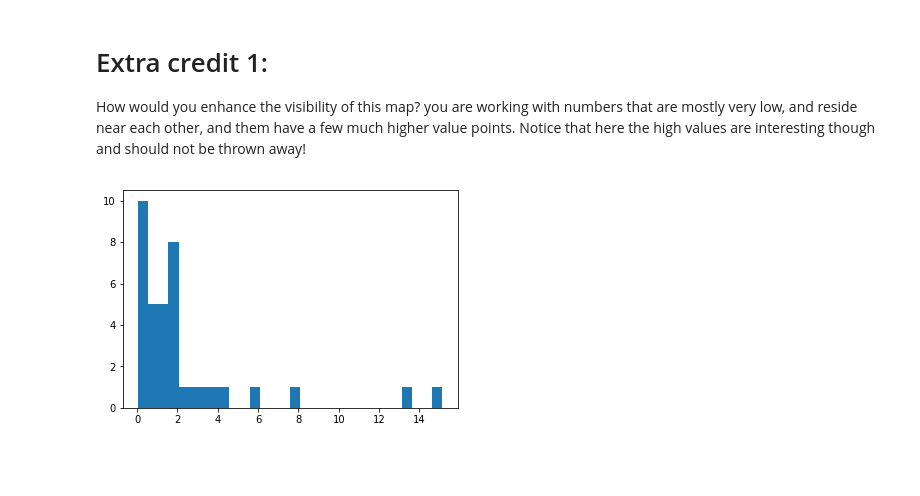
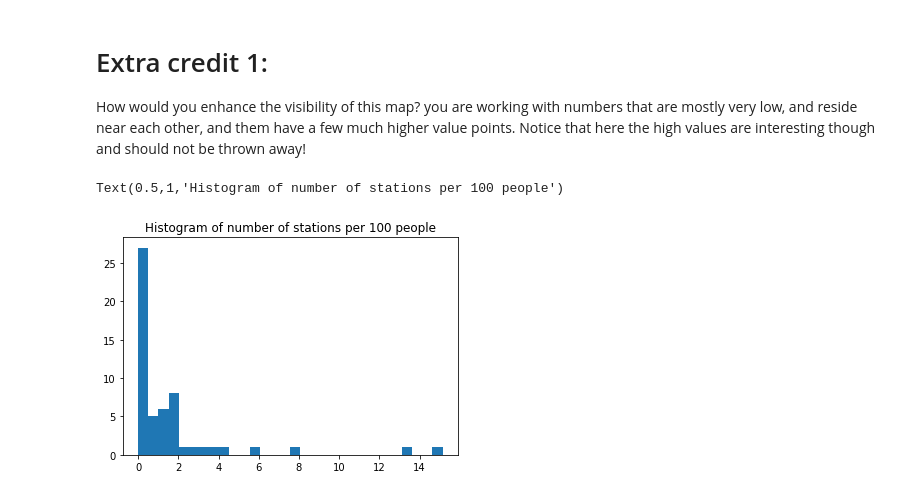
Before and after one commit to gauravcusp/Urban_Informatics_Coding_Assignments, a Jupyter notebook: HW9_gb1877/HW9_2_gb1877.ipynb, the cells around one changed output. Drawn from its saved outputs; the diff is of its cells as text; code cells hidden in the pictures; blank space fills up the shorter version.

```diff
--- a/HW9_gb1877/HW9_2_gb1877.ipynb
+++ b/HW9_gb1877/HW9_2_gb1877.ipynb
@@ -529,7 +530,7 @@ create a geodataframe with a spatial join and use groupby to count the number of
 pop_shp.to_crs( epsg=2263, inplace=True)
 linkNYC.to_crs(epsg=2263, inplace=True)
 # %%
-linkp= gpd.sjoin(pop_shp,linkNYC)
+linkp= gpd.sjoin(pop_shp,linkNYC, how='left')
 # %%
 linkp.columns
 # %% [output]
@@ -559,7 +560,7 @@ linkp.head()
 finally merge back into the pumashp. Make sure you use the correct scheme for merging: you want to have _all_ the PUMAs, not only the ones that have linkNYC in them in the final geoDF
 # %%
 # merge back into pumashp
-pumashplc = pop_shp.merge(linkp, on='puma',how='outer')
+pumashplc = pop_shp.merge(linkp, on='puma')
 pumashplc.head()
 # %% [output]
 |  | puma | shape_leng | shape_area | geometry | B28002_004E | NAME_x | state_x | public use microdata area | ... |
@@ -602,5 +603,7 @@ linkNYC.plot(ax=ax, c=linkNYC.date_link_, cmap='Reds', markersize=5);
 How would you enhance the visibility of this map? you are working with numbers that are mostly very low, and reside near each other, and them have a few much higher value points. Notice that here the high values are interesting though and should not be thrown away!
 # %%
 pl.hist(pumashplc["linkNYCp100p"], bins=30);
+pl.title('Histogram of number of stations per 100 people')
 # %% [output]
+Text(0.5,1,'Histogram of number of stations per 100 people')
-[figure, old version]
+[figure, new version]
```
Also changed, not shown: parts of 16 cells of this notebook.
